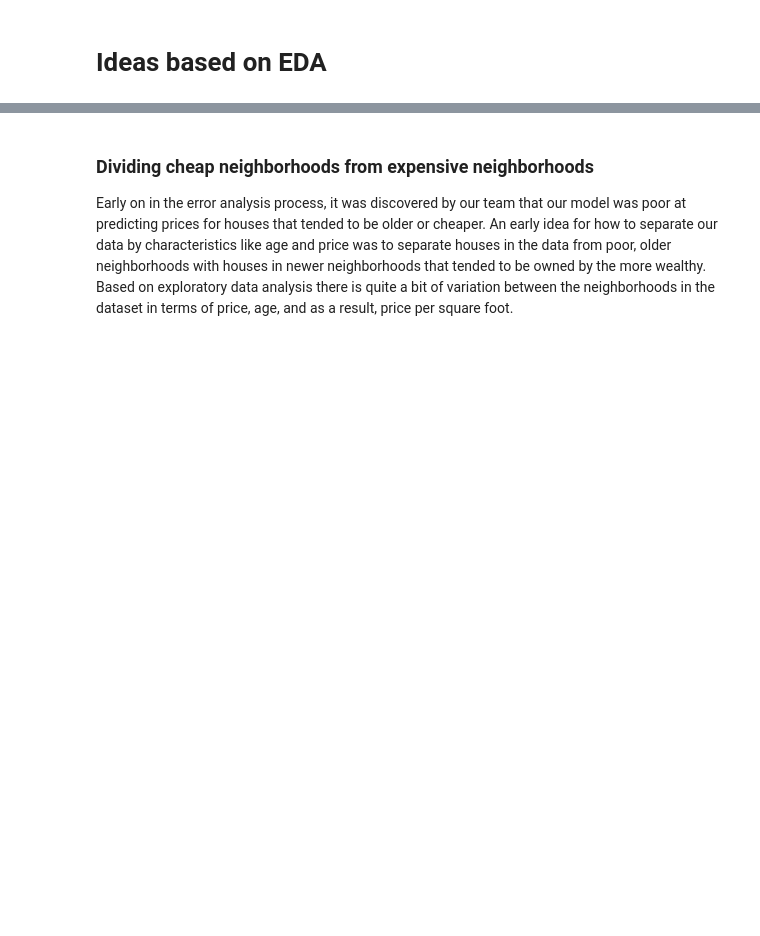
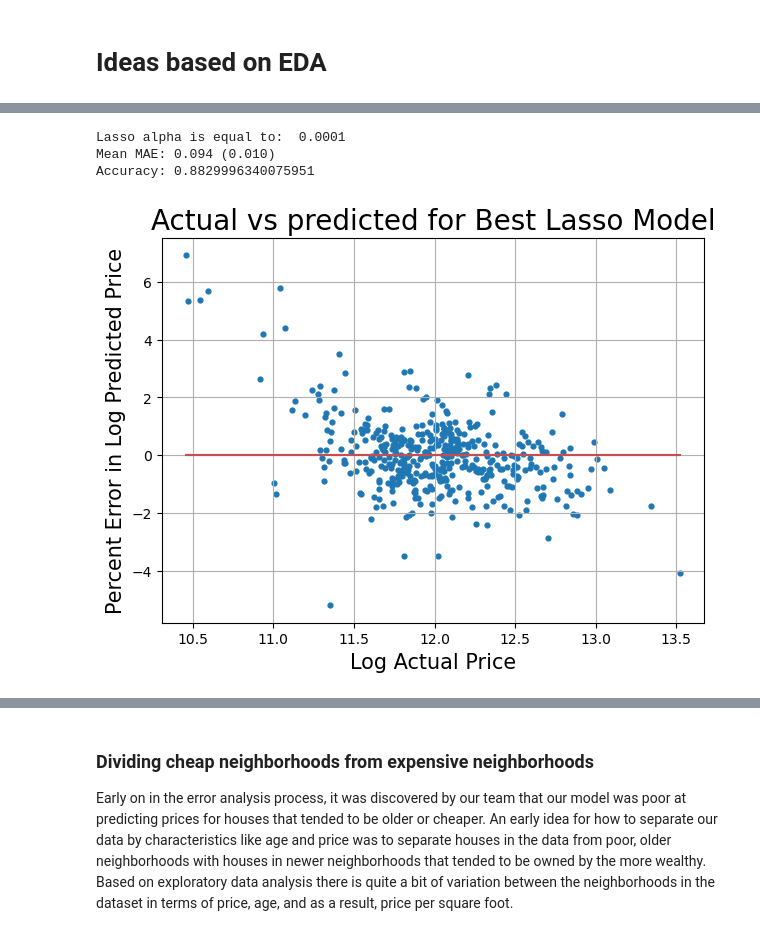
Before and after one commit to trevor-johnson1/w207_finalproject, a Jupyter notebook: final_report/final_report.ipynb, the cells around one changed output, grey strips where cells are left out. Drawn from its saved outputs; the diff is of its cells as text; code cells hidden in the pictures; blank space fills up the shorter version.

```diff
--- a/final_report/final_report.ipynb
+++ b/final_report/final_report.ipynb
@@ -361,0 +478,48 @@ print("")
+# %%
+df_initial_lasso = standard_feature_eng(na_clean(train))
+
+# preprocess the data
+train_dummies = pd.get_dummies(df_initial_lasso)
+
+# create the train and test splits
+dev_train, dev_test = train_test_split(train_dummies, test_size=0.3, random_state=1)
+
+#Best value of Alpha for Lasso
+for i in [0.0001]:
+
+    model = Lasso(alpha = i, tol = 0.0001, max_iter = 5000)
+
+    # Fit Lasso Model
+    model.fit(dev_train.drop(columns = ["SalePrice", 'LogSalePrice', 'Id']), dev_train.LogSalePrice)
+
+    RepeatedKFold(n_splits=10, n_repeats=3, random_state=1)
+
+    # calculate scores
+    cv = RepeatedKFold(n_splits=10, n_repeats=3, random_state=1)
+    scores = cross_val_score(model, dev_train.drop(columns = ["SalePrice", 'LogSalePrice', 'Id']),
+                             dev_train.LogSalePrice, scoring='neg_mean_absolute_error', cv=cv, n_jobs=-1)
+
+    scores = absolute(scores)
+
+    # calculate MAE, accuracy.
+    print("Lasso alpha is equal to: ", i)
+    print('Mean MAE: %.3f (%.3f)' % (mean(scores), std(scores)))
+    print('Accuracy:', model.score(dev_test.drop(columns = ["SalePrice", 'LogSalePrice', 'Id']), dev_test.LogSalePrice))
+
+# Make predictions
+dev_predict = model.predict(dev_test.drop(columns = ["SalePrice", 'LogSalePrice', 'Id']))
+
+# Plot
+fig = plt.figure(figsize = (7,5))
+ax = fig.add_subplot(1,1,1)
+ax.scatter(dev_test.LogSalePrice, (dev_predict-dev_test.LogSalePrice)/dev_test.LogSalePrice*100, s = 12)
+ax.plot(dev_test.LogSalePrice, np.zeros(len(dev_test.LogSalePrice)), 'r')
+ax.set_xlabel('Log Actual Price', fontsize = 15)
+ax.set_ylabel('Percent Error in Log Predicted Price', fontsize = 15)
+ax.set_title('Actual vs predicted for Best Lasso Model', fontsize = 20)
+ax.grid()
+# %% [output]
+Lasso alpha is equal to:  0.0001
+Mean MAE: 0.094 (0.010)
+Accuracy: 0.8829996340075951
+[figure, added]
```
Also changed, not shown: parts of 27 cells of this notebook.
